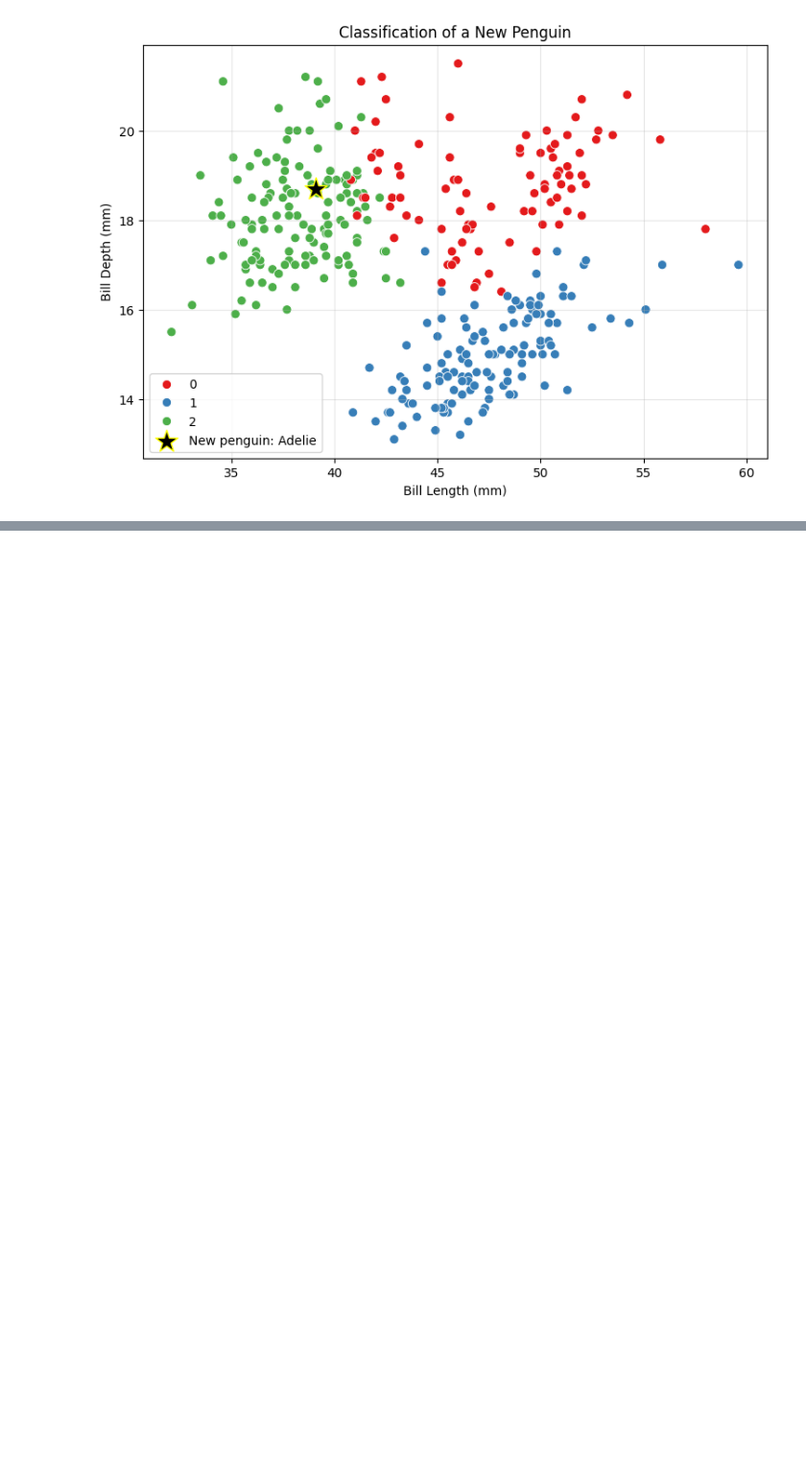
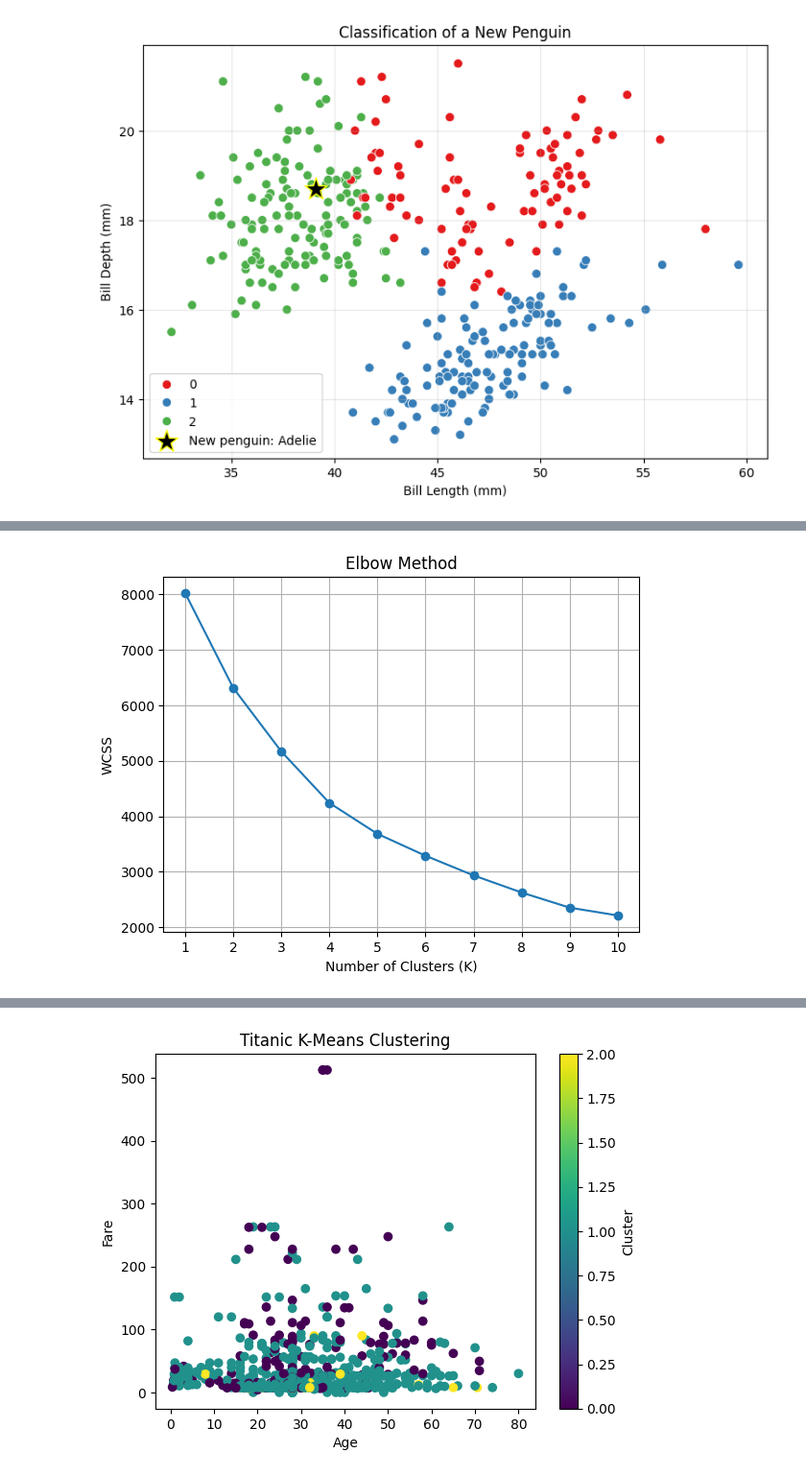
Before and after one commit to AK888-hp/ML-II_Lab, a Jupyter notebook: kmeans.ipynb, the cells around one changed output, grey strips where cells are left out. Shown at 96% size. Saved outputs shown, nothing was run; the diff lists cells and outputs as text; code cells hidden in the pictures; blank space fills up the shorter version.

```diff
--- a/kmeans.ipynb
+++ b/kmeans.ipynb
@@ -209,3 +209,79 @@ plt.grid(alpha=0.3)
 plt.show()
 # %% [output]
 [figure]
+# %%
+
+import pandas as pd
+import numpy as np
+import seaborn as sns
+import matplotlib.pyplot as plt
+
+from sklearn.preprocessing import StandardScaler
+from sklearn.cluster import KMeans
+
+# 1. Load Titanic Dataset directly from Seaborn
+df = sns.load_dataset('titanic')
+
+print("Original Dataset:")
+print(df.head())
+
+# 2. Select Features
+data = df[['pclass', 'sex', 'age', 'sibsp',
+           'parch', 'fare', 'embarked']].copy()
+
+# 3. Handle Missing Values
+data['age'] = data['age'].fillna(data['age'].median())
+data['embarked'] = data['embarked'].fillna(
+    data['embarked'].mode()[0]
+)
+
+# 4. Convert Categorical Data into Numerical Data
+data['sex'] = data['sex'].map({
+    'male': 0,
+    'female': 1
+})
+
+data = pd.get_dummies(data, columns=['embarked'], dtype=int)
+
+# 5. Feature Scaling
+scaler = StandardScaler()
+scaled_data = scaler.fit_transform(data)
+
+# 6. Elbow Method
+wcss = []
+
+for k in range(1, 11):
+    kmeans = KMeans(n_clusters=k, random_state=42, n_init=10)
+    kmeans.fit(scaled_data)
+    wcss.append(kmeans.inertia_)
+
+# 7. Plot Elbow Graph
+plt.plot(range(1, 11), wcss, marker='o')
+plt.title('Elbow Method')
+plt.xlabel('Number of Clusters (K)')
+plt.ylabel('WCSS')
+plt.xticks(range(1, 11))
+plt.grid()
+plt.show()
+
+# 8. Apply K-Means (Example: K=3)
+kmeans = KMeans(n_clusters=3, random_state=42, n_init=10)
+df['Cluster'] = kmeans.fit_predict(scaled_data)
+
+# 9. Display Results
+print("\nCluster Assignments:")
+print(df[['survived', 'sex', 'age', 'fare', 'Cluster']].head(10))
+
+print("\nCluster Counts:")
+print(df['Cluster'].value_counts())
+
+# 10. Visualize Clusters
+plt.scatter(data['age'], data['fare'],
+            c=df['Cluster'], cmap='viridis')
+
+plt.title('Titanic K-Means Clustering')
+plt.xlabel('Age')
+plt.ylabel('Fare')
+plt.colorbar(label='Cluster')
+plt.show()
+# %% [output]
@@ -211,0 +302 @@ plt.show()
+[figure, added]
@@ -211,0 +322 @@ plt.show()
+[figure, added]
```
Also changed, not shown: parts of 1 cell of this notebook.
